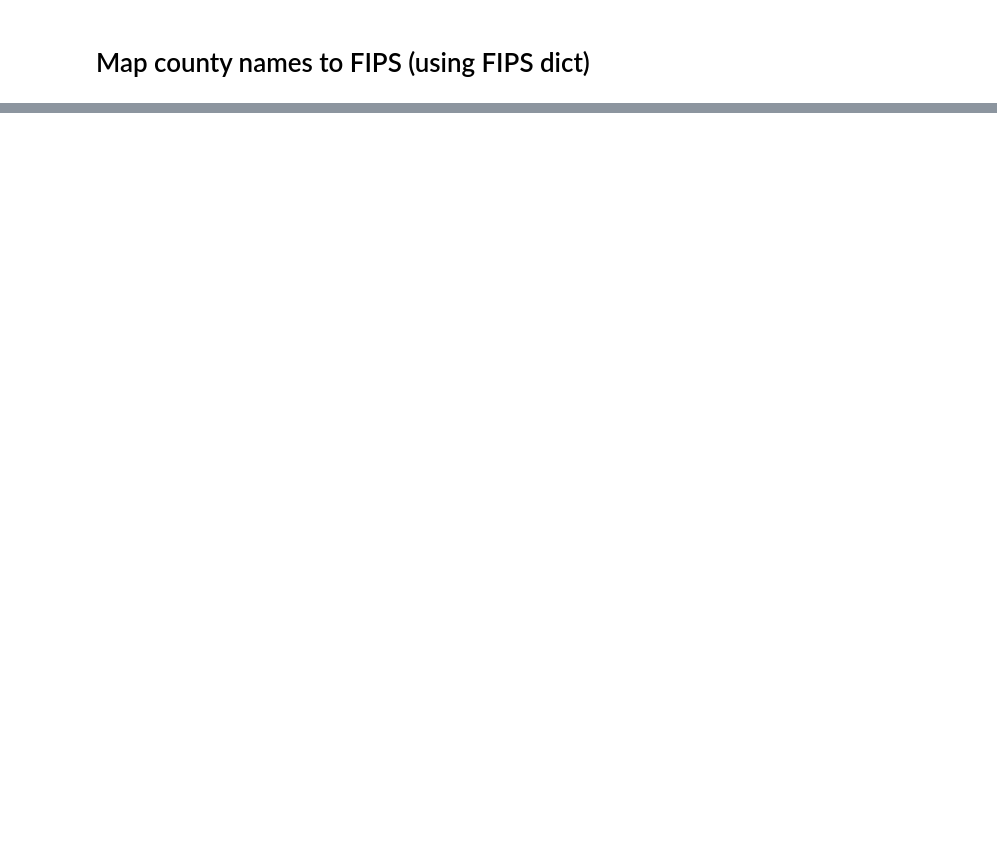
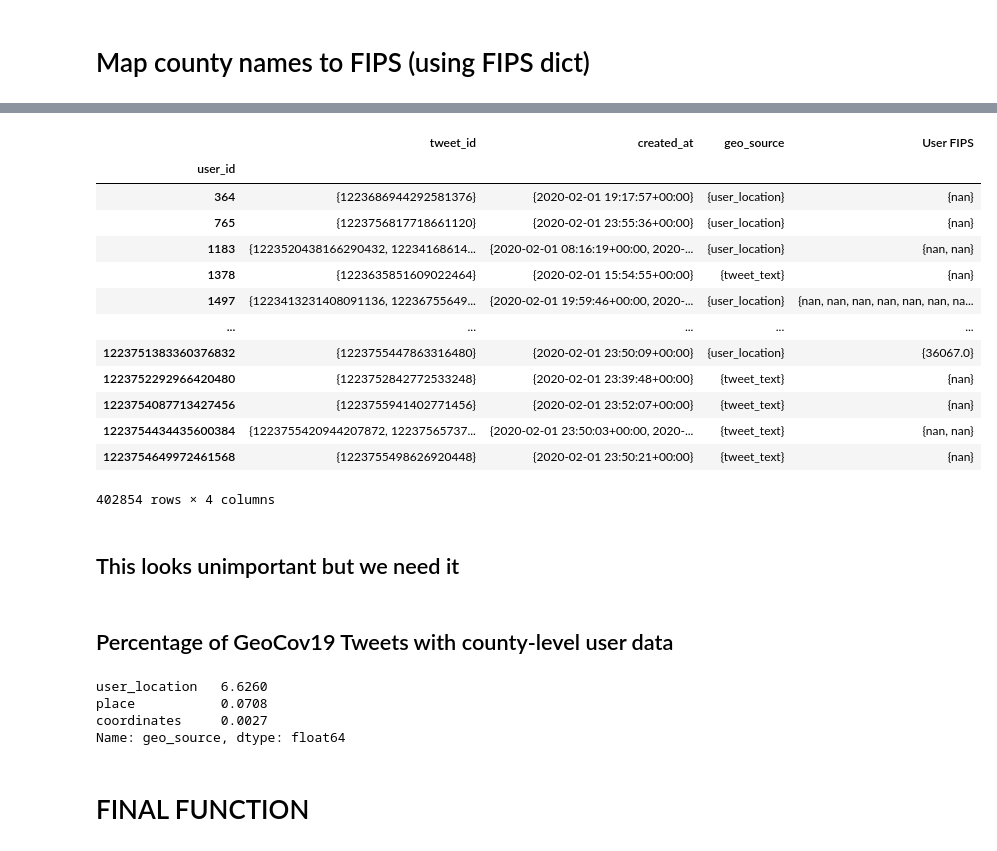
Before and after one commit to m-gaster/Twitter-Conspiracies, a Jupyter notebook: Pulling Twitter Data/Match GeoCov19 Data to Twitter Users (Twint Data).ipynb, the cells around one changed output, grey strips where cells are left out. Saved outputs shown, nothing was run; the diff lists cells and outputs as text; code cells hidden in the pictures; blank space fills up the shorter version.

```diff
--- a/Pulling Twitter Data/Match GeoCov19 Data to Twitter Users (Twint Data).ipynb
+++ b/Pulling Twitter Data/Match GeoCov19 Data to Twitter Users (Twint Data).ipynb
@@ -195,0 +232,19 @@ df.iloc[0]
+# %%
+df.groupby(by='user_id').agg(set)
+# %% [output]
+|  | tweet_id | created_at | geo_source | User FIPS |
+| user_id |  |  |  |  |
+| 364 | {1223686944292581376} | {2020-02-01 19:17:57+00:00} | {user_location} | {nan} |
+| 765 | {1223756817718661120} | {2020-02-01 23:55:36+00:00} | {user_location} | {nan} |
+| 1183 | {1223520438166290432, 12234168614... | {2020-02-01 08:16:19+00:00, 2020-... | {user_location} | {nan, nan} |
+| 1378 | {1223635851609022464} | {2020-02-01 15:54:55+00:00} | {tweet_text} | {nan} |
+| 1497 | {1223413231408091136, 12236755649... | {2020-02-01 19:59:46+00:00, 2020-... | {user_location} | {nan, nan, nan, nan, nan, nan, na... |
+| ... | ... | ... | ... | ... |
+| 1223751383360376832 | {1223755447863316480} | {2020-02-01 23:50:09+00:00} | {user_location} | {36067.0} |
+| 1223752292966420480 | {1223752842772533248} | {2020-02-01 23:39:48+00:00} | {tweet_text} | {nan} |
+| 1223754087713427456 | {1223755941402771456} | {2020-02-01 23:52:07+00:00} | {tweet_text} | {nan} |
+| 1223754434435600384 | {1223755420944207872, 12237565737... | {2020-02-01 23:50:03+00:00, 2020-... | {tweet_text} | {nan, nan} |
+| 1223754649972461568 | {1223755498626920448} | {2020-02-01 23:50:21+00:00} | {tweet_text} | {nan} |
+402854 rows × 4 columns
+# %% [markdown]
+## This looks unimportant but we need it
@@ -195,0 +255,11 @@ df.iloc[0]
+# %% [markdown]
+## Percentage of GeoCov19 Tweets with county-level user data
+# %%
+df[~df['User FIPS'].isnull()]['geo_source'].value_counts() / len(df) * 100
+# %% [output]
+user_location   6.6260
+place           0.0708
+coordinates     0.0027
+Name: geo_source, dtype: float64
+# %% [markdown]
+# FINAL FUNCTION
```
Also changed, not shown: parts of 26 cells of this notebook.
